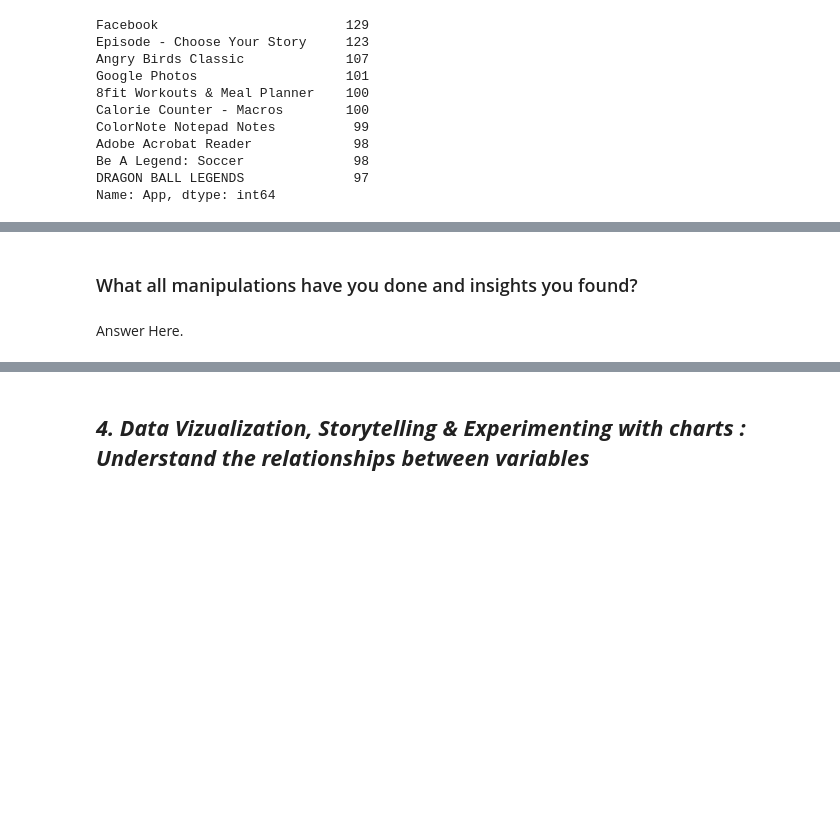
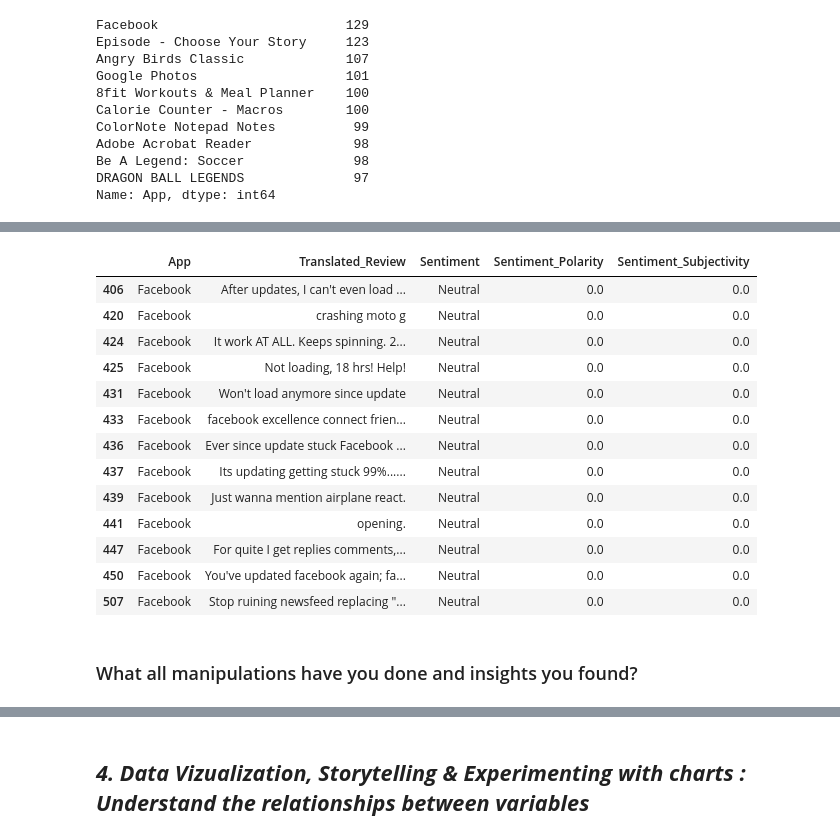
Before and after one commit to RayedShamim/Google-Play-Store-EDA-Rayed, a Jupyter notebook: Google_Play_Store_EDA_Submission.ipynb, the cells around one changed output, grey strips where cells are left out. Drawn from its saved outputs; the diff is of its cells as text; code cells hidden in the pictures; blank space fills up the shorter version.

```diff
--- a/Google_Play_Store_EDA_Submission.ipynb
+++ b/Google_Play_Store_EDA_Submission.ipynb
@@ -511,11 +577,7 @@ filtered_psdf['Minimum Android Ver'] = filtered_psdf['Android Ver'].apply(lambda
 # %%
-# def toNum(installs):
+#Converting Installs feature from str to int
+def convertInstalls(installs):
+  return int(installs.replace('+','').replace(',',''))
 
-#   installs = installs.replace('+','')
-
-#   return int(installs.replace(',',''))
-
-
-# filtered_psdf['Installs'] = filtered_psdf['Installs'].apply(lambda x: toNum(x))
-
-filtered_psdf['user_install_ratio'] = filtered_psdf['Reviews']/filtered_psdf['Installs']
+filtered_psdf['Installs']=filtered_psdf['Installs'].apply(lambda x: convertInstalls(x))
+last_update_df['Installs']=last_update_df['Installs'].apply(lambda x: convertInstalls(x))
@@ -573,0 +630,3 @@ filtered_psdf[filtered_psdf['App'] == l1[0]]
+# %%
+reviews_df = pd.merge(last_update_df["App"],filtered_urdf,how="left",left_on="App",right_on="App")
+reviews_df
@@ -574,4 +727,19 @@ filtered_psdf[filtered_psdf['App'] == l1[0]]
+# %%
+reviews_df[(reviews_df['App'] == "Facebook") & (reviews_df['Sentiment_Subjectivity'] == reviews_df['Sentiment_Subjectivity'].min())]
+# %% [output]
+|  | App | Translated_Review | Sentiment | Sentiment_Polarity | Sentiment_Subjectivity |
+| 406 | Facebook | After updates, I can't even load ... | Neutral | 0.0 | 0.0 |
+| 420 | Facebook | crashing moto g | Neutral | 0.0 | 0.0 |
+| 424 | Facebook | It work AT ALL. Keeps spinning. 2... | Neutral | 0.0 | 0.0 |
+| 425 | Facebook | Not loading, 18 hrs! Help! | Neutral | 0.0 | 0.0 |
+| 431 | Facebook | Won't load anymore since update | Neutral | 0.0 | 0.0 |
+| 433 | Facebook | facebook excellence connect frien... | Neutral | 0.0 | 0.0 |
+| 436 | Facebook | Ever since update stuck Facebook ... | Neutral | 0.0 | 0.0 |
+| 437 | Facebook | Its updating getting stuck 99%...... | Neutral | 0.0 | 0.0 |
+| 439 | Facebook | Just wanna mention airplane react. | Neutral | 0.0 | 0.0 |
+| 441 | Facebook | opening. | Neutral | 0.0 | 0.0 |
+| 447 | Facebook | For quite I get replies comments,... | Neutral | 0.0 | 0.0 |
+| 450 | Facebook | You've updated facebook again; fa... | Neutral | 0.0 | 0.0 |
+| 507 | Facebook | Stop ruining newsfeed replacing "... | Neutral | 0.0 | 0.0 |
 # %% [markdown]
 ### What all manipulations have you done and insights you found?
-# %% [markdown]
-Answer Here.
```
Also changed, not shown: parts of 27 cells of this notebook.
